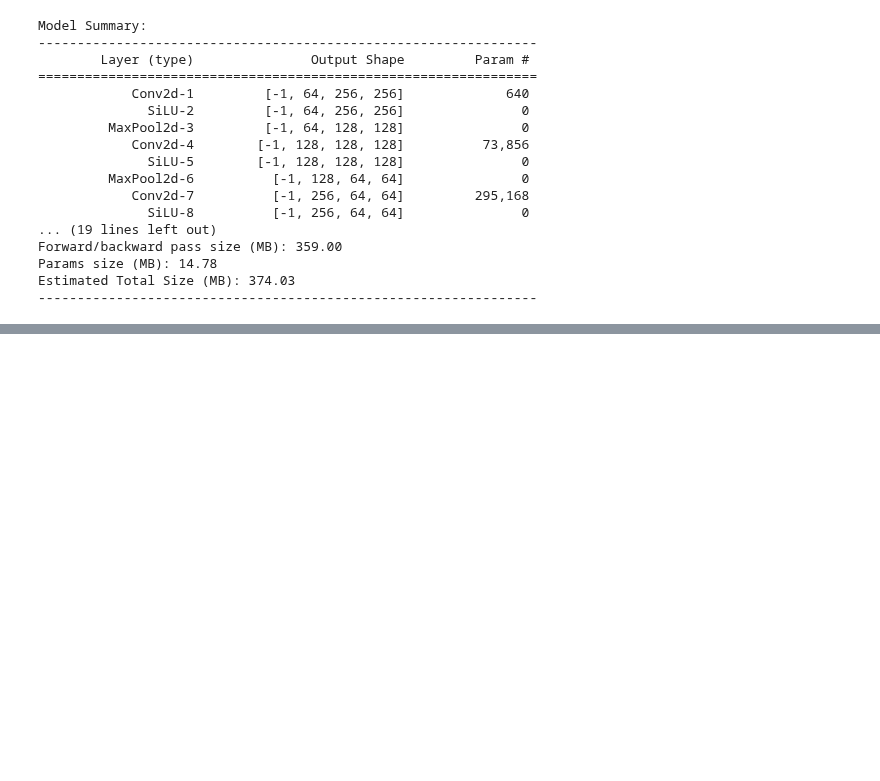
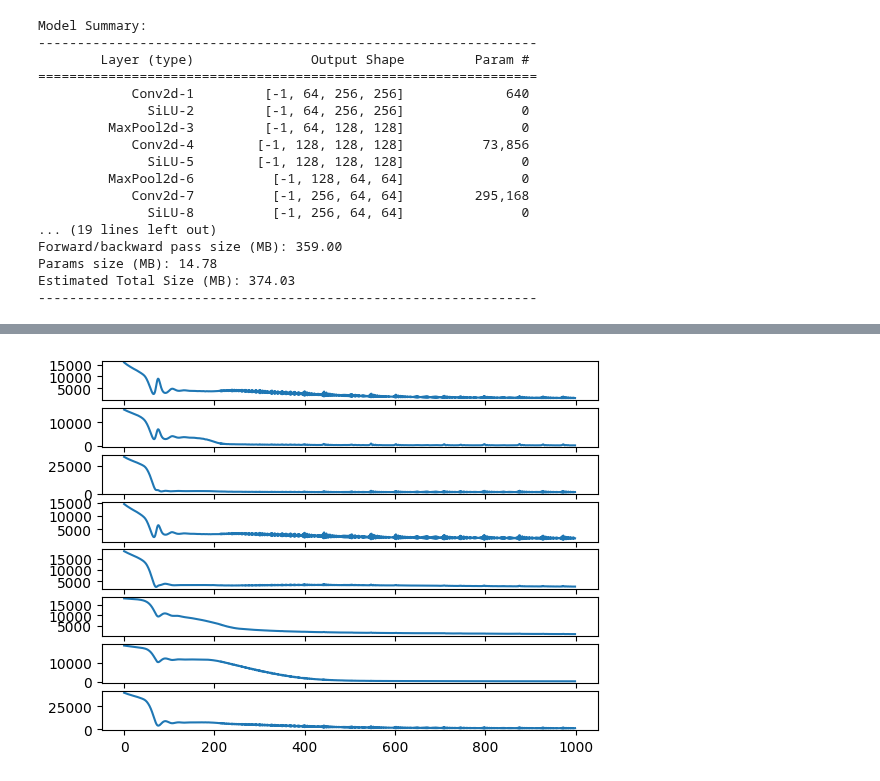
Before and after one commit to nkminion/Prism, a Jupyter notebook: Model.ipynb, the cells around one changed output, grey strips where cells are left out. Drawn from its saved outputs; the diff is of its cells as text; code cells hidden in the pictures; blank space fills up the shorter version.

Commit message:
Trial run to check if the model works

```diff
--- a/Model.ipynb
+++ b/Model.ipynb
@@ -82,7 +84,7 @@ print('Model Summary: ')
 summary(model,input_size=(1,256,256))
 
 criterion = nn.MSELoss()
-optimiser = optim.Adam(model.parameters(), lr=0.0005)
+optimiser = optim.Adam(model.parameters(), lr=1e-5)
 # %% [output]
 Model Summary:
 ----------------------------------------------------------------
@@ -101,3 +103,29 @@ Forward/backward pass size (MB): 359.00
 Params size (MB): 14.78
 Estimated Total Size (MB): 374.03
 ----------------------------------------------------------------
+# %%
+ImgDirName = 'TrialDataset'
+
+ImgLoss = {}
+
+for epoch in range(1000):
+	optimiser.zero_grad()
+	for ImgId,ImgName in enumerate(os.listdir(ImgDirName)):
+		ImgPath = os.path.join(ImgDirName,ImgName)
+		if os.path.isfile(ImgPath):
+			InputImg = cv2.imread(ImgPath)
+			LABImg = cv2.cvtColor(InputImg,cv2.COLOR_BGR2LAB)
+			Input = torch.from_numpy(LABImg[:,:,0:1]).float().permute(2,0,1).unsqueeze(0).to(device)
+			Output = torch.from_numpy(LABImg[:,:,1:3]).float().permute(2,0,1).unsqueeze(0).to(device)
+
+			Prediction = model(Input)
+			loss = criterion(Prediction,Output)
+			loss.backward()
+
+			tl = loss.item()
+			print(f"Epoch: {epoch} | Image: {ImgId} | Training Loss: {(tl):.6f}")
+			if ImgId in ImgLoss:
+				ImgLoss[ImgId].append(tl)
+			else:
+				ImgLoss[ImgId] = [tl]
+	optimiser.step()
@@ -103,0 +150,6 @@ Estimated Total Size (MB): 374.03
+# %%
+for i in range(8):
+	plt.subplot(8,1,i+1)
+	plt.plot(range(1000),ImgLoss[i])
+# %% [output]
+[figure, added]
```
Also changed, not shown: parts of 4 cells of this notebook, 1 other file.
